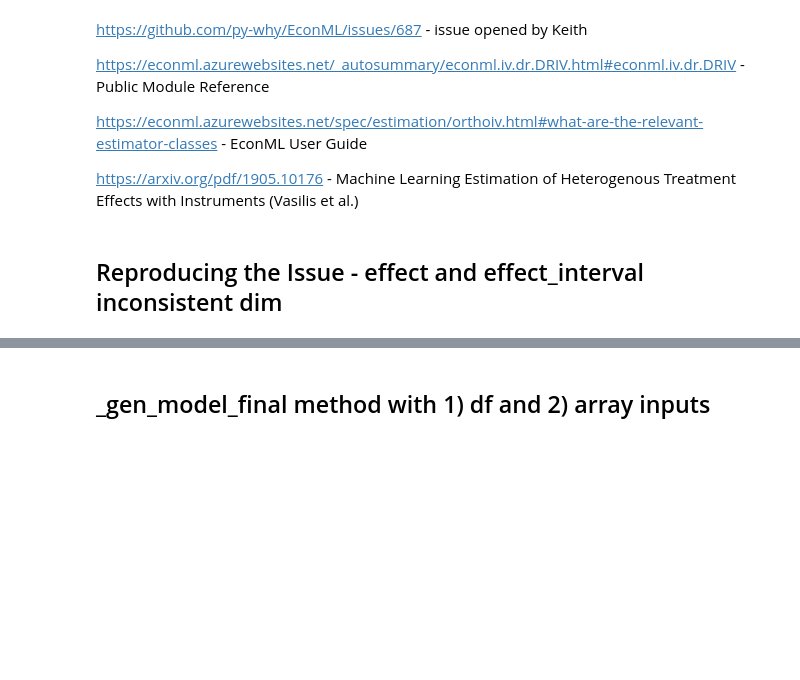
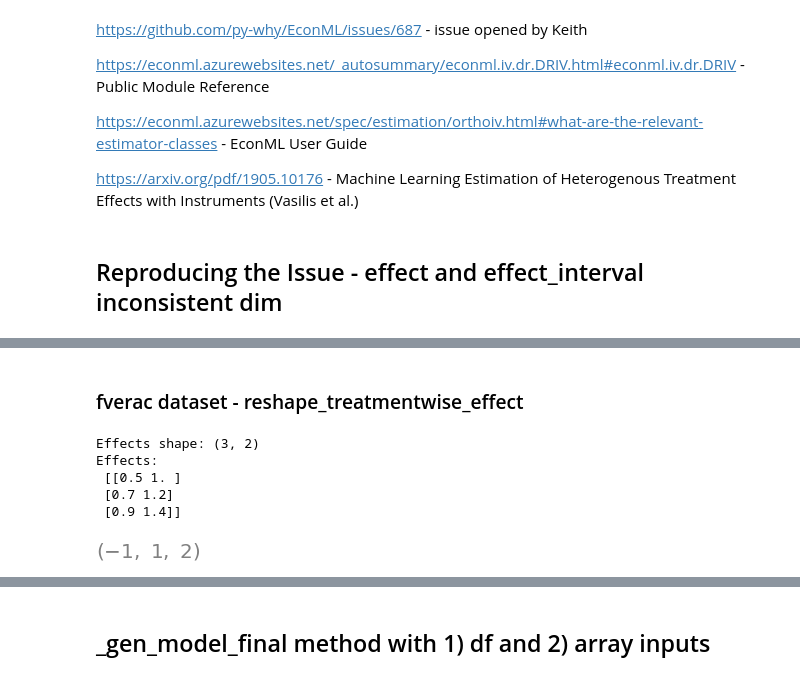
Before and after one commit to ssemov/EconML, a Jupyter notebook: my_notebooks/LinearDRIV effect vs effect_interval shape inconsistency.ipynb, the cells around one changed output, grey strips where cells are left out. Saved outputs shown, nothing was run; the diff lists cells and outputs as text; code cells hidden in the pictures; blank space fills up the shorter version.

```diff
--- a/my_notebooks/LinearDRIV effect vs effect_interval shape inconsistency.ipynb
+++ b/my_notebooks/LinearDRIV effect vs effect_interval shape inconsistency.ipynb
@@ -59,0 +151,25 @@ array([[ 2.37372932],
+# %% [markdown]
+### fverac dataset - reshape_treatmentwise_effect
+# %%
+# Dummy effects array (3 samples, 2 outcomes, 1 treatment)
+effects = np.array([
+    [0.5, 1.0],  # Sample 1
+    [0.7, 1.2],  # Sample 2
+    [0.9, 1.4]   # Sample 3
+])
+
+d_t = (1,)  # 1 treatment
+d_y = (2,)  # 2 outcomes
+
+print("Effects shape:", effects.shape)
+print("Effects:\n", effects)
+# %% [output]
+Effects shape: (3, 2)
+Effects:
+ [[0.5 1. ]
+ [0.7 1.2]
+ [0.9 1.4]]
+# %%
+(-1,) + d_t + d_y
+# %% [output]
+[figure, added]
```
Also changed, not shown: parts of 39 cells of this notebook.
